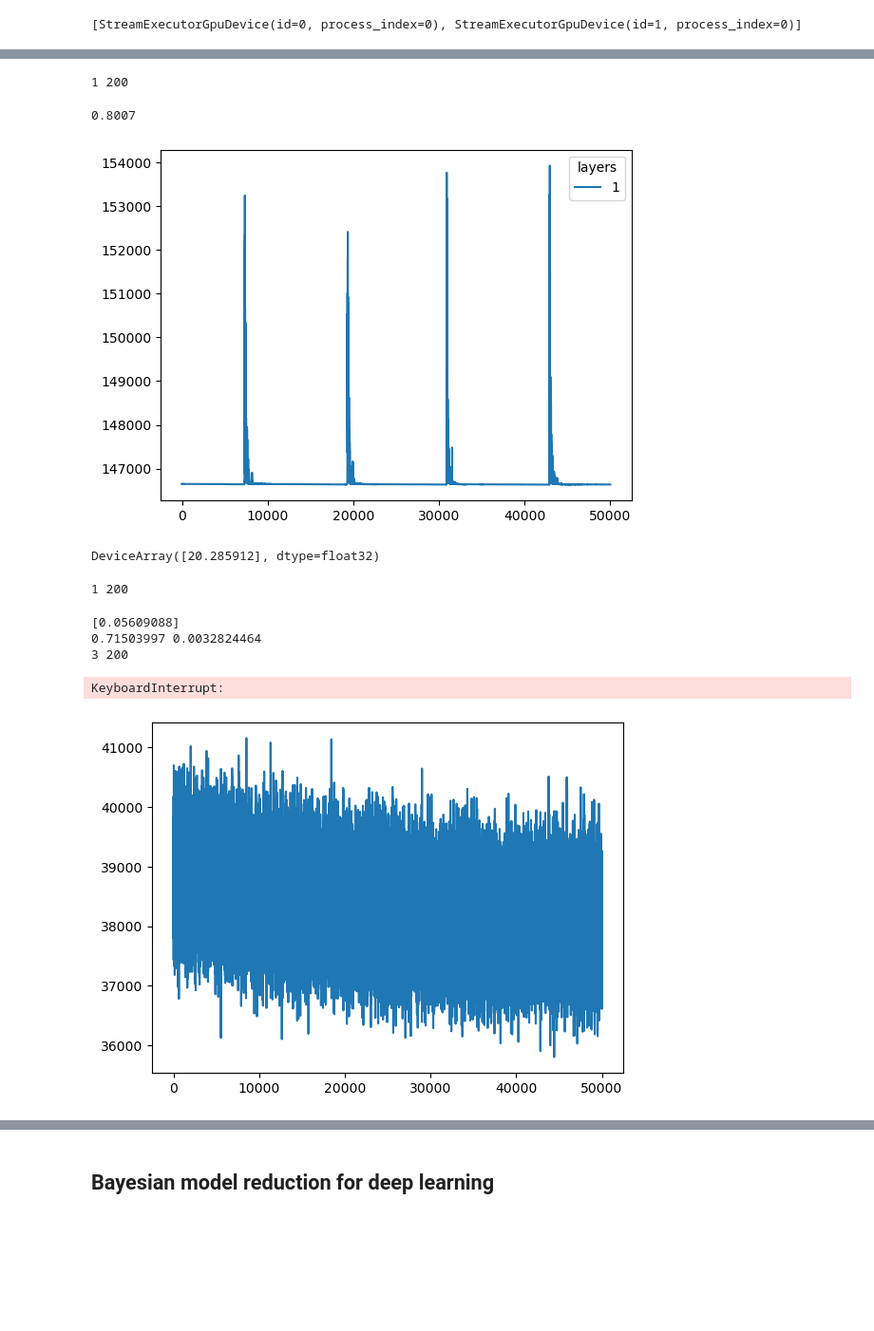
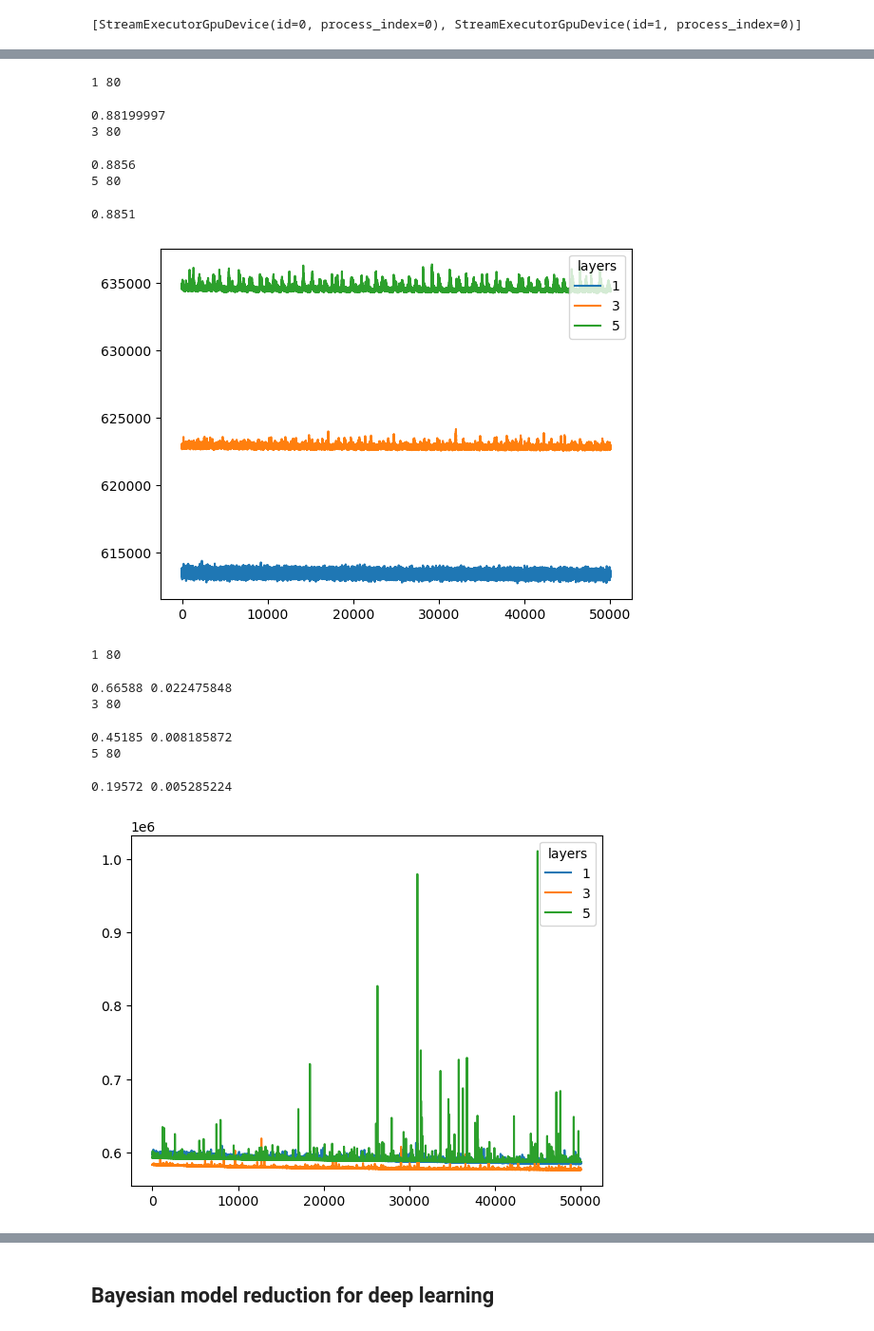
Before and after one commit to dimarkov/numpc, a Jupyter notebook: notebooks/bmr/bayes_neural_networks.ipynb, the cells around one changed output, grey strips where cells are left out. Shown: that part at 95% size. Saved outputs shown, nothing was run; the diff lists cells and outputs as text; code cells hidden in the pictures; blank space fills up the shorter version.

Commit message:
switched back to non-wightened images

```diff
--- a/notebooks/bmr/bayes_neural_networks.ipynb
+++ b/notebooks/bmr/bayes_neural_networks.ipynb
@@ -78,7 +70,7 @@ def register_network_parameters(nnet):
         new_lv = ()
         for value, name in zip(lv, l_aux[0]):
             if value is not None:
-                new_lv += (param(f'nnet.params.layer{l}.{name}', value),)
+                new_lv += (param(f'layer{l}.{name}', value),)
             else:
                 new_lv += (value,)
 
@@ -90,7 +82,7 @@ def register_network_parameters(nnet):
     return eqx.combine(params, static)
 
 
-def likelihood(nnet, images, labels, subsample_size):
+def likelihood(nnet, images, labels, subsample_size, sigma):
     n, _ = images.shape
 
     with plate("n", n, subsample_size=subsample_size):
@@ -98,31 +90,32 @@ def likelihood(nnet, images, labels, subsample_size):
         pred = nnet(batch_x)
 
         if labels is not None:
-            batch_y = subsample(labels, event_dim=0)
+            batch_y = nn.one_hot(subsample(labels, event_dim=0), out_size)
         else:
             batch_y = None
 
         sample(
-            "obs", dist.Categorical(logits=pred), obs=batch_y
+            "obs", dist.Normal(pred, sigma).to_event(1), obs=batch_y
         )
 
 
-def model(nnet, images, labels=None, subsample_size=64):
+def model(nnet, images, sigma=1, labels=None, subsample_size=None):
     nnet = vmap(register_network_parameters(nnet))
-    likelihood(nnet, images, labels, subsample_size)
+    likelihood(nnet, images, labels, subsample_size, sigma)
 
 
 def test_model(rng_key, model, params, nnet, images, labels, guide=None, num_samples=1):
     pred = Predictive(model, guide=guide, params=params, num_samples=num_samples)
 
     n, _ = images.shape
-    sample = pred(rng_key, nnet, images, subsample_size=n)
+    sample = pred(rng_key, nnet, images, sigma=1e-6)
 
+    _labels = sample['obs'].argmax(-1)
     if num_samples > 1:
-        acc = jnp.mean(sample['obs'] == labels, -1)
+        acc = jnp.mean(_labels == labels, -1)
         print(acc.mean(), acc.std())
     else:
-        print( jnp.mean(sample['obs'] == labels) )
+        print( jnp.mean(_labels == labels) )
 
 
 with handlers.seed(rng_seed=0):
@@ -141,16 +134,16 @@ for nh in num_hn[-1:]:
                 rng_key, _rng_key = random.split(rng_key)
                 dense_net = eqx.nn.MLP(in_size, out_size=out_size, width_size=nh, depth=depth, activation=nn.swish, key=_rng_key)
 
-                optimizer = optax_to_numpyro(optax.adabelief(1e-3))
+                optimizer = optax_to_numpyro(optax.adabelief(1e-4))
                 svi = SVI(model, guide, optimizer, Trace_ELBO())
 
                 rng_key, _rng_key = random.split(rng_key)
-                results = svi.run(_rng_key, 50000, dense_net, train_ds['image'], labels=train_ds['label'], subsample_size=512);
+                results = svi.run(_rng_key, 200000, dense_net, train_ds['image'], labels=train_ds['label'], subsample_size=256);
 
                 rng_key, _rng_key = random.split(rng_key)
                 test_model(rng_key, model, results.params, dense_net, test_ds['image'], test_ds['label'])
 
-                plt.plot(results.losses[-1000:], label=depth)
+                plt.plot(results.losses[-50000:], label=depth)
 
 plt.legend(title="layers");
 # %% [output]
@@ -306,17 +299,17 @@ def lowrank_guide(rank, nnet, images, labels=None, subsample_size=64):
 # %%
 guide = delta_guide
 
-for nh in num_hn[-1:]:
-        for depth in range(1, 4, 4):
+for nh in num_hn[-3:-2]:
+        for depth in range(1, 6, 2):
                 print(depth, nh)
                 rng_key, _rng_key = random.split(rng_key)
                 dense_net = eqx.nn.MLP(in_size, out_size=out_size, width_size=nh, depth=depth, activation=nn.swish, key=_rng_key)
 
-                optimizer = optax_to_numpyro(optax.adabelief(1e-4))
+                optimizer = optax_to_numpyro(optax.adabelief(1e-3))
                 svi = SVI(bayes_model, guide, optimizer, Trace_ELBO())
 
                 rng_key, _rng_key = random.split(rng_key)
-                results = svi.run(_rng_key, 100000, dense_net, train_ds['image'], labels=train_ds['label'], subsample_size=512);
+                results = svi.run(_rng_key, 100000, dense_net, train_ds['image'], labels=train_ds['label'], subsample_size=1024);
 
                 rng_key, _rng_key = random.split(rng_key)
                 test_model(rng_key, bayes_model, results.params, dense_net, test_ds['image'], test_ds['label'], guide=guide)
@@ -325,13 +318,13 @@ for nh in num_hn[-1:]:
 
 plt.legend(title="layers");
 # %% [output]
-1 200
+1 80
-0.8007
+0.88199997
+3 80
+0.8856
+5 80
+0.8851
-[figure, old version]
+[figure, new version]
-# %%
-results.params['loc_layer0.c^2']
-# %% [output]
-DeviceArray([20.285912], dtype=float32)
 # %%
 from functools import partial
 from jax import grad, jvp, hessian
@@ -375,32 +368,32 @@ for key in results.params:
 # %%
 guide = normal_guide
 
-for nh in num_hn[-1:]:
-        for depth in range(1, 4, 2):
+for nh in num_hn[-3:-2]:
+        for depth in range(1, 6, 2):
                 print(depth, nh)
                 rng_key, _rng_key = random.split(rng_key)
                 dense_net = eqx.nn.MLP(in_size, out_size=out_size, width_size=nh, depth=depth, activation=nn.swish, key=_rng_key)
 
-                optimizer = optax_to_numpyro(optax.adabelief(1e-3))
-                svi = SVI(bayes_model, guide, optimizer, Trace_ELBO(num_particles=10))
+                optimizer = optax_to_numpyro(optax.adabelief(1e-4))
+                svi = SVI(bayes_model, guide, optimizer, TraceMeanField_ELBO(num_particles=10))
 
                 rng_key, _rng_key = random.split(rng_key)
-                results = svi.run(_rng_key, 100000, dense_net, train_ds['image'], labels=train_ds['label'], subsample_size=512);
-                print(results.params['layer0.c.loc'])
+                results = svi.run(_rng_key, 100000, dense_net, train_ds['image'], labels=train_ds['label'], subsample_size=1024);
 
                 rng_key, _rng_key = random.split(rng_key)
                 test_model(rng_key, bayes_model, results.params, dense_net, test_ds['image'], test_ds['label'], guide=guide, num_samples=10)
 
                 plt.plot(results.losses[-50000:], label=depth)
 
 plt.legend(title="layers");
 # %% [output]
-1 200
+1 80
-[0.05609088]
-0.71503997 0.0032824464
-3 200
+0.66588 0.022475848
+3 80
-KeyboardInterrupt:
+0.45185 0.008185872
+5 80
+0.19572 0.005285224
-[figure, old version]
+[figure, new version]
 # %%
 guide = partial(lowrank_guide, 2)
 
```
Also changed, not shown: parts of 7 cells of this notebook.
